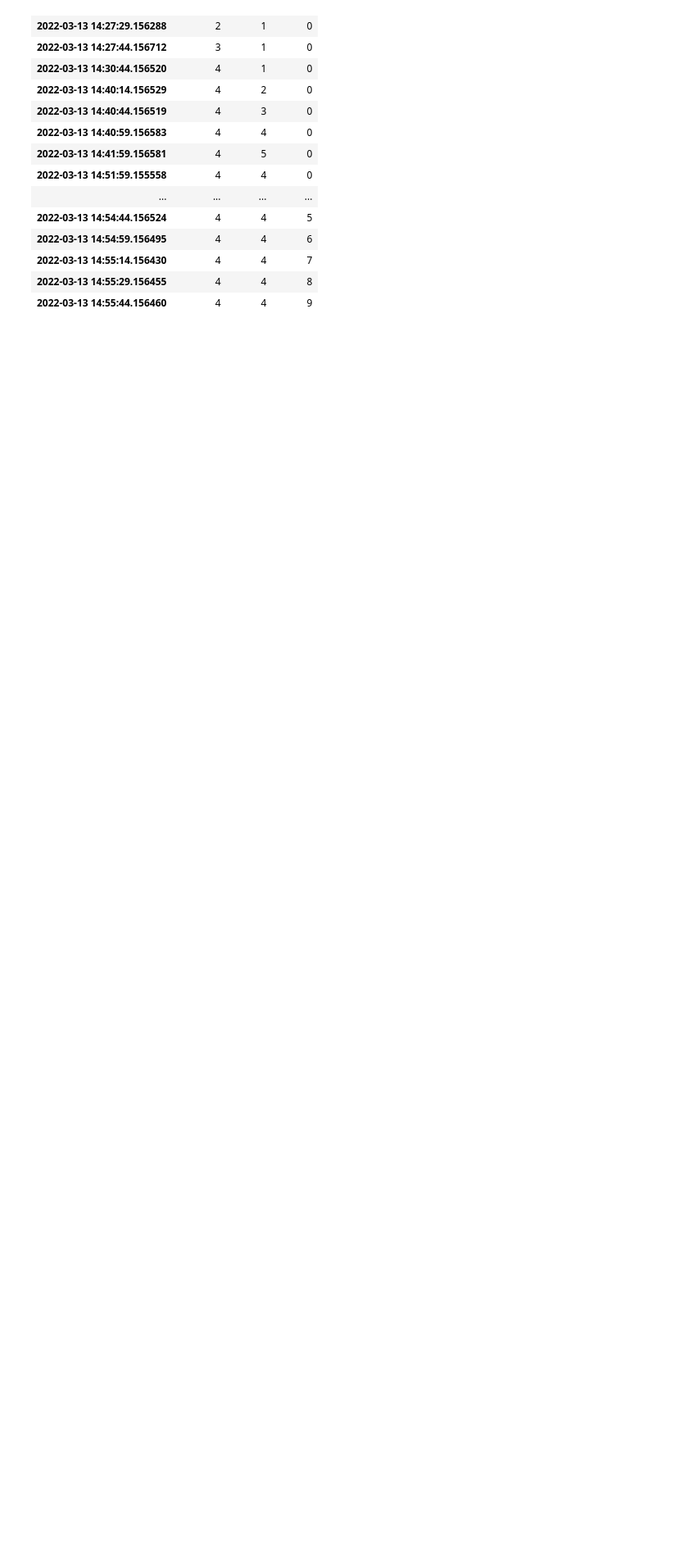
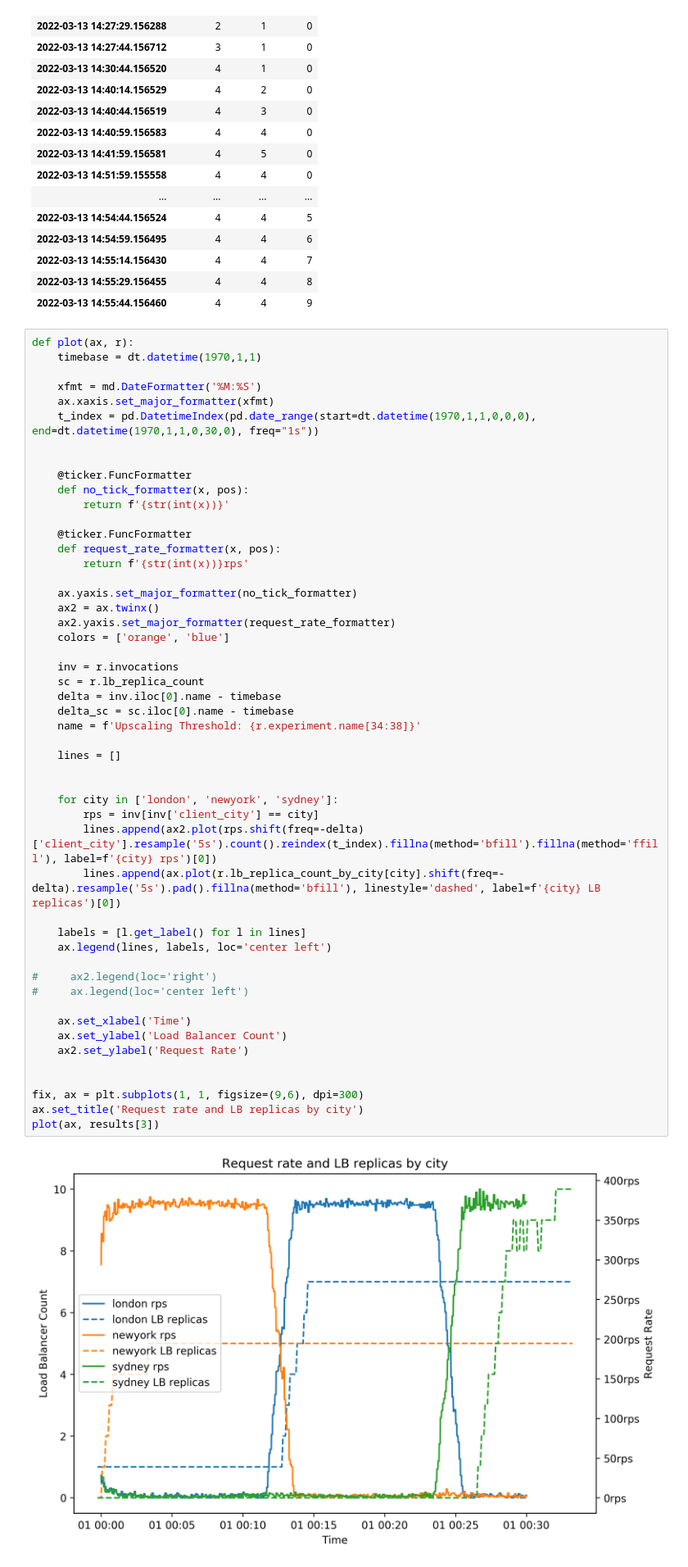
Before and after one commit to edgerun/faas-sim, a Jupyter notebook: ext/jjnp21/experiments/osmotic/dynamic_system/osmotic_dynamic.ipynb, the cells around one changed output. Shown: that part at 82% size. Cells and saved outputs as stored; diff of their text form; blank space fills up the shorter version.

Commit message:
add dyanmic system vis graphics

```diff
--- a/ext/jjnp21/experiments/osmotic/dynamic_system/osmotic_dynamic.ipynb
+++ b/ext/jjnp21/experiments/osmotic/dynamic_system/osmotic_dynamic.ipynb
@@ -79,3 +79,55 @@ results[0].lb_replica_count_by_city
 | 2022-03-13 14:55:14.156430 | 4 | 4 | 7 |
 | 2022-03-13 14:55:29.156455 | 4 | 4 | 8 |
 | 2022-03-13 14:55:44.156460 | 4 | 4 | 9 |
+# %%
+def plot(ax, r):
+    timebase = dt.datetime(1970,1,1)
+
+    xfmt = md.DateFormatter('%M:%S')
+    ax.xaxis.set_major_formatter(xfmt)
+    t_index = pd.DatetimeIndex(pd.date_range(start=dt.datetime(1970,1,1,0,0,0), end=dt.datetime(1970,1,1,0,30,0), freq="1s"))
+
+
+    @ticker.FuncFormatter
+    def no_tick_formatter(x, pos):
+        return f'{str(int(x))}'
+
+    @ticker.FuncFormatter
+    def request_rate_formatter(x, pos):
+        return f'{str(int(x))}rps'
+
+    ax.yaxis.set_major_formatter(no_tick_formatter)
+    ax2 = ax.twinx()
+    ax2.yaxis.set_major_formatter(request_rate_formatter)
+    colors = ['orange', 'blue']
+
+    inv = r.invocations
+    sc = r.lb_replica_count
+    delta = inv.iloc[0].name - timebase
+    delta_sc = sc.iloc[0].name - timebase
+    name = f'Upscaling Threshold: {r.experiment.name[34:38]}'
+
+    lines = []
+
+
+    for city in ['london', 'newyork', 'sydney']:
+        rps = inv[inv['client_city'] == city]
+        lines.append(ax2.plot(rps.shift(freq=-delta)['client_city'].resample('5s').count().reindex(t_index).fillna(method='bfill').fillna(method='ffill'), label=f'{city} rps')[0])
+        lines.append(ax.plot(r.lb_replica_count_by_city[city].shift(freq=-delta).resample('5s').pad().fillna(method='bfill'), linestyle='dashed', label=f'{city} LB replicas')[0])
+
+    labels = [l.get_label() for l in lines]
+    ax.legend(lines, labels, loc='center left')
+
+#     ax2.legend(loc='right')
+#     ax.legend(loc='center left')
+
+    ax.set_xlabel('Time')
+    ax.set_ylabel('Load Balancer Count')
+    ax2.set_ylabel('Request Rate')
+
+
+fix, ax = plt.subplots(1, 1, figsize=(9,6), dpi=300)
+ax.set_title('Request rate and LB replicas by city')
+plot(ax, results[3])
+# %% [output]
+[figure, added]
```
Also changed, not shown: parts of 3 cells of this notebook.
